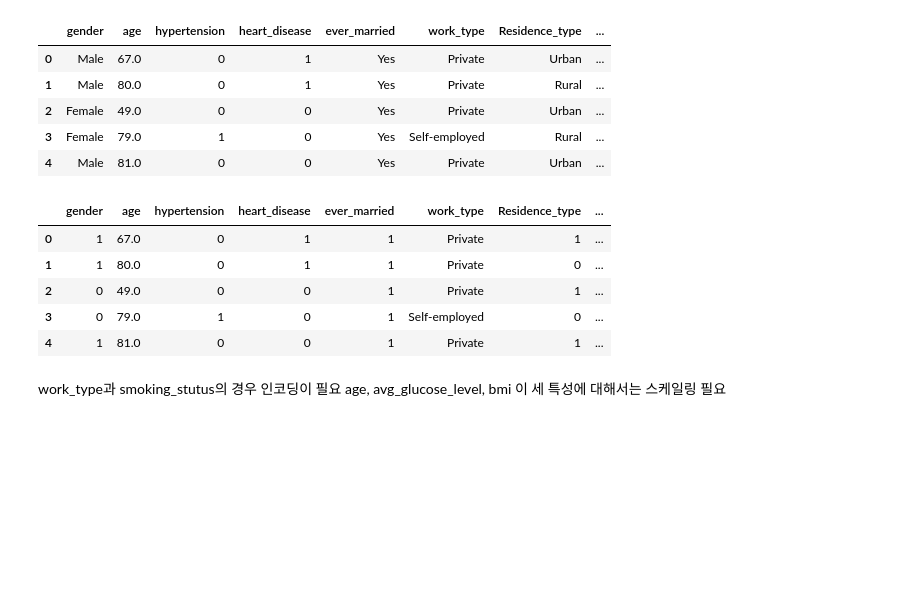
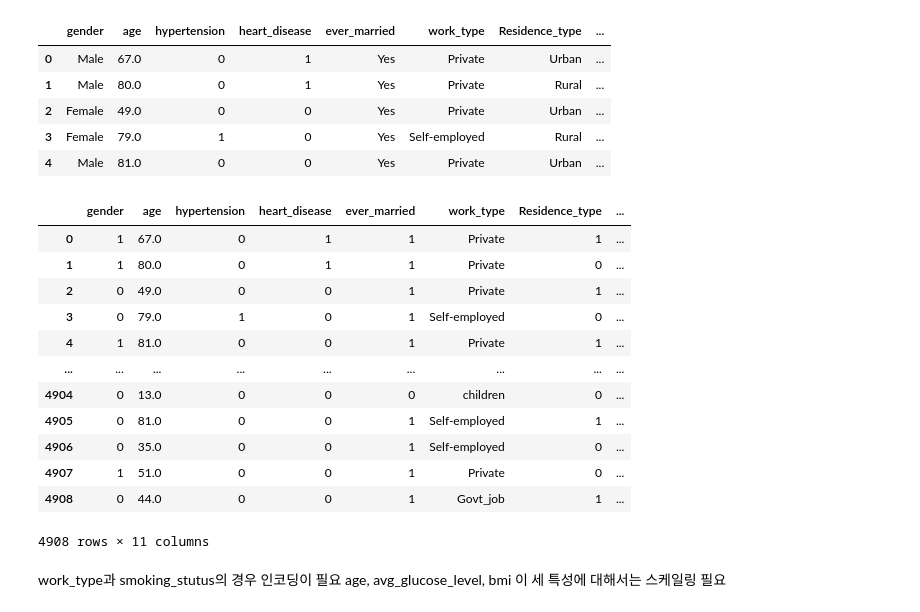
Before and after one commit to sanha-hwang/Stroke-prediction, a Jupyter notebook: Project2_Stroke_Prediction.ipynb, the cells around one changed output. Saved outputs shown, nothing was run; the diff lists cells and outputs as text; code cells hidden in the pictures; blank space fills up the shorter version.

```diff
--- a/Project2_Stroke_Prediction.ipynb
+++ b/Project2_Stroke_Prediction.ipynb
@@ -250,14 +250,21 @@ stroke_data['gender']=stroke_data['gender'].apply(lambda val:1 if val =='Male' e
 stroke_data['ever_married']=stroke_data['ever_married'].apply(lambda val:1 if val =='Yes' else 0)
 stroke_data['Residence_type']=stroke_data['Residence_type'].apply(lambda val:1 if val =='Urban' else 0)
 # %%
-stroke_data.head()
+stroke_data
 # %% [output]
 |  | gender | age | hypertension | heart_disease | ever_married | work_type | Residence_type | ... |
 | 0 | 1 | 67.0 | 0 | 1 | 1 | Private | 1 | ... |
 | 1 | 1 | 80.0 | 0 | 1 | 1 | Private | 0 | ... |
 | 2 | 0 | 49.0 | 0 | 0 | 1 | Private | 1 | ... |
 | 3 | 0 | 79.0 | 1 | 0 | 1 | Self-employed | 0 | ... |
 | 4 | 1 | 81.0 | 0 | 0 | 1 | Private | 1 | ... |
+| ... | ... | ... | ... | ... | ... | ... | ... | ... |
+| 4904 | 0 | 13.0 | 0 | 0 | 0 | children | 0 | ... |
+| 4905 | 0 | 81.0 | 0 | 0 | 1 | Self-employed | 1 | ... |
+| 4906 | 0 | 35.0 | 0 | 0 | 1 | Self-employed | 0 | ... |
+| 4907 | 1 | 51.0 | 0 | 0 | 1 | Private | 0 | ... |
+| 4908 | 0 | 44.0 | 0 | 0 | 1 | Govt_job | 1 | ... |
+4908 rows × 11 columns
 # %% [markdown]
 work_type과 smoking_stutus의 경우 인코딩이 필요
 age, avg_glucose_level, bmi 이 세 특성에 대해서는 스케일링 필요
```
Also changed, not shown: parts of 17 cells of this notebook.
